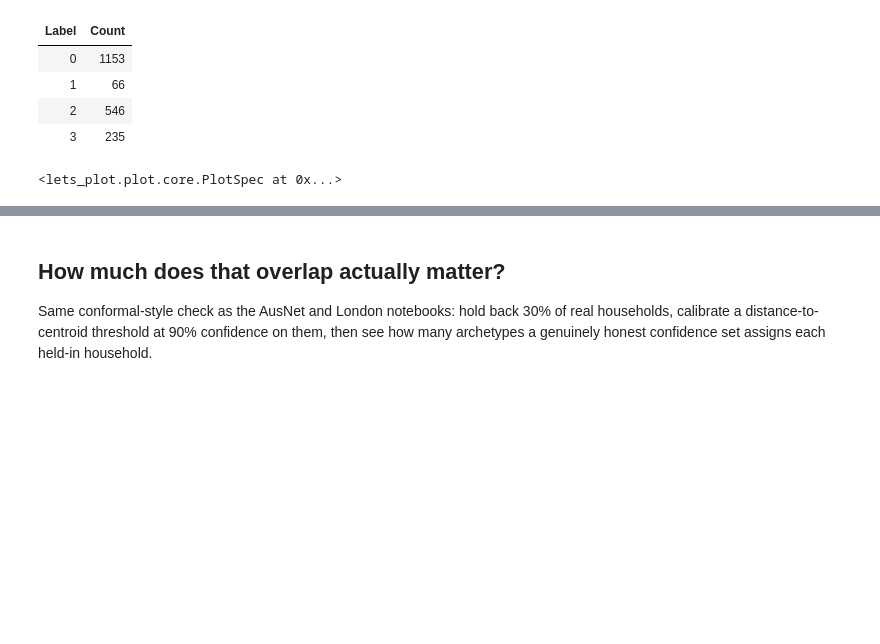
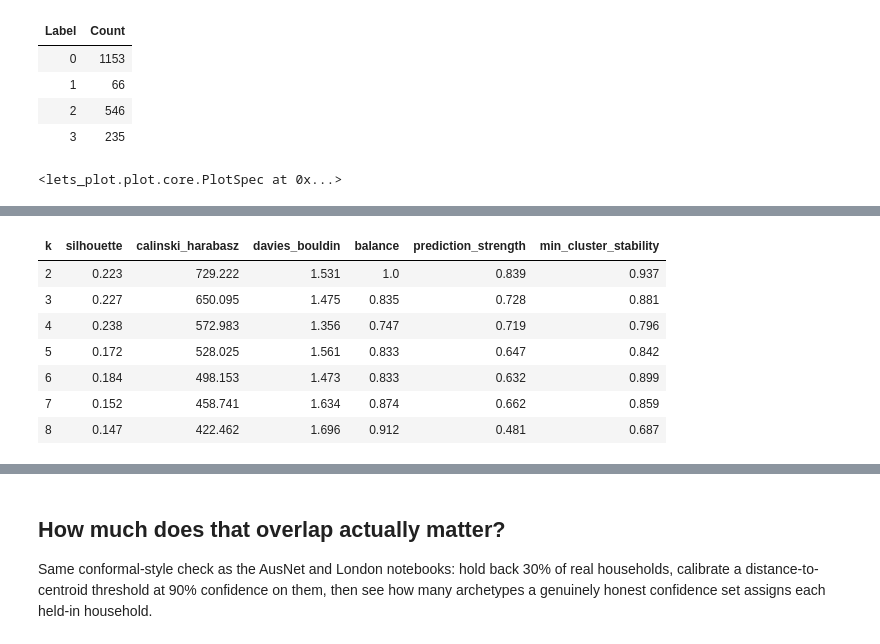
Before and after one commit to sambaiga/ml-energy-disaggregation, a Jupyter notebook: book/05-clustering/04-customer-feeder-clustering-goiener-code.ipynb, the cells around one changed output, grey strips where cells are left out. Saved outputs shown, nothing was run; the diff lists cells and outputs as text; code cells hidden in the pictures; blank space fills up the shorter version.

```diff
--- a/book/05-clustering/04-customer-feeder-clustering-goiener-code.ipynb
+++ b/book/05-clustering/04-customer-feeder-clustering-goiener-code.ipynb
@@ -230,0 +192,43 @@ p + ggsize(width=600, height=400)
+# %%
+from scipy.stats import entropy
+from sklearn.metrics import calinski_harabasz_score, davies_bouldin_score, silhouette_score
+
+from ark.cluster.cluster_validation import composite_trustworthy_score
+from ark.cluster.stability import cluster_stability, prediction_strength
+
+
+def _kmeans_cluster_fn(X_arr, k):
+    return KMeans(n_clusters=k, n_init=20, random_state=0).fit_predict(X_arr)
+
+
+trust_audit_rows = []
+for k in range(2, 9):
+    k_labels = _kmeans_cluster_fn(X, k)
+    sizes = np.bincount(k_labels)
+    ps = prediction_strength(X, k_range=[k], cluster_fn=_kmeans_cluster_fn, n_splits=10, random_state=0)[
+        "prediction_strength"
+    ].iloc[0]
+    stability_scores = cluster_stability(X, k_labels, cluster_fn=_kmeans_cluster_fn, n_bootstrap=100, random_state=0)
+    trust_audit_rows.append(
+        {
+            "k": k,
+            "silhouette": silhouette_score(X, k_labels),
+            "calinski_harabasz": calinski_harabasz_score(X, k_labels),
+            "davies_bouldin": davies_bouldin_score(X, k_labels),
+            "balance": entropy(sizes) / np.log(k),
+            "prediction_strength": ps,
+            "min_cluster_stability": min(stability_scores.values()),
+        }
+    )
+
+trust_audit_df = pd.DataFrame(trust_audit_rows)
+themed_gt(trust_audit_df.round(3))
+# %% [output]
+| k | silhouette | calinski_harabasz | davies_bouldin | balance | prediction_strength | min_cluster_stability |
+| 2 | 0.223 | 729.222 | 1.531 | 1.0 | 0.839 | 0.937 |
+| 3 | 0.227 | 650.095 | 1.475 | 0.835 | 0.728 | 0.881 |
+| 4 | 0.238 | 572.983 | 1.356 | 0.747 | 0.719 | 0.796 |
+| 5 | 0.172 | 528.025 | 1.561 | 0.833 | 0.647 | 0.842 |
+| 6 | 0.184 | 498.153 | 1.473 | 0.833 | 0.632 | 0.899 |
+| 7 | 0.152 | 458.741 | 1.634 | 0.874 | 0.662 | 0.859 |
+| 8 | 0.147 | 422.462 | 1.696 | 0.912 | 0.481 | 0.687 |
```
Also changed, not shown: parts of 13 cells of this notebook.
